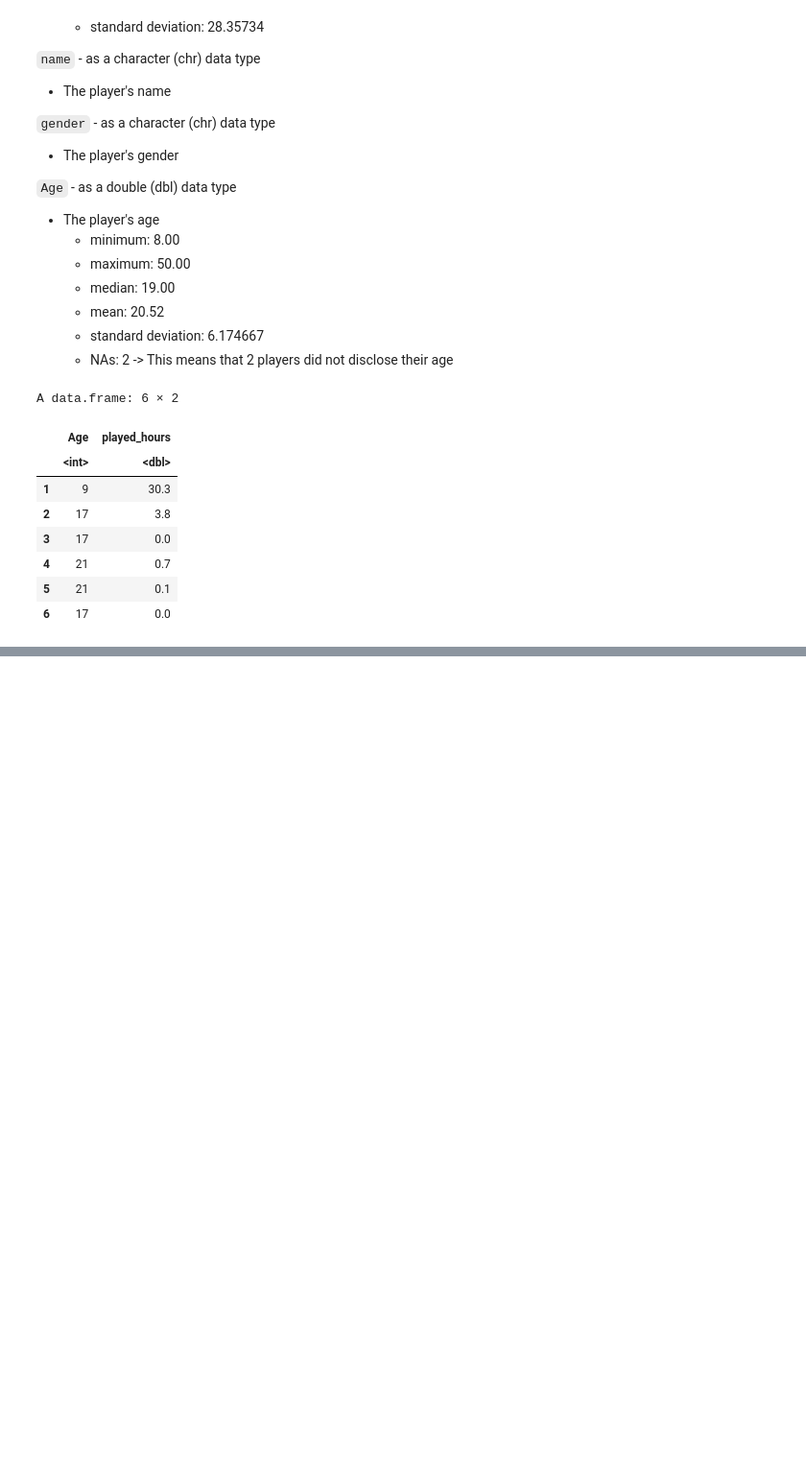
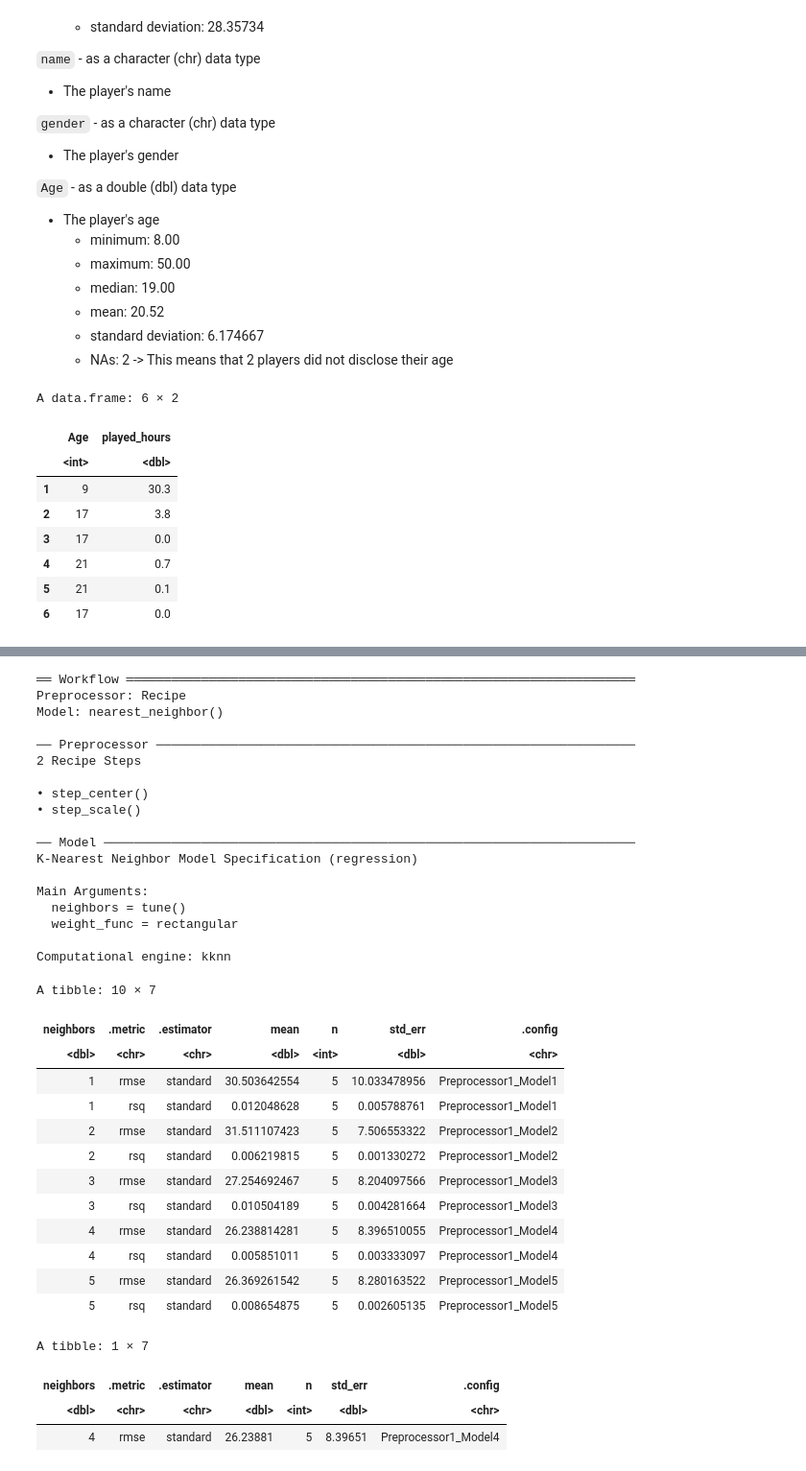
Before and after one commit to Alexis-Jang/Group7-DSCI100project, a Jupyter notebook: Actual Project.ipynb, the cells around one changed output, grey strips where cells are left out. Shown at 96% size. Cells and saved outputs as stored; diff of their text form; code cells hidden in the pictures; blank space fills up the shorter version.

```diff
--- a/Actual Project.ipynb
+++ b/Actual Project.ipynb
@@ -141,0 +154,6 @@ Warning message:
+# %%
+set.seed(123)
+age_recipe <- recipe(played_hours ~ Age, data = players_training)|>
+    step_center(Age)|>
+    step_scale(Age)
+age_recipe
@@ -141,0 +179,6 @@ Warning message:
+# %%
+set.seed(123)
+age_model <- nearest_neighbor(weight_func = 'rectangular', neighbors = tune())|>
+    set_engine('kknn')|>
+    set_mode('regression')
+age_model
@@ -141,0 +193,65 @@ Warning message:
+# %%
+set.seed(123)
+age_vfold <- vfold_cv(players_training, v = 5, strata = played_hours)
+age_grid <- tibble(neighbors = c(1, 2, 3, 4, 5))
+
+age_w <- workflow()|>
+    add_recipe(age_recipe)|>
+    add_model(age_model)
+age_w
+
+age_workflow <- age_w |>
+    tune_grid(resamples = age_vfold, grid = age_grid) |>
+    collect_metrics()
+age_workflow
+
+age_trained <- age_workflow|>
+    filter(.metric == "rmse")|>
+    filter(mean == min(mean))
+age_trained
+
+age_spec <- nearest_neighbor(weight_func = 'rectangular', neighbors = 4)|>
+    set_engine('kknn')|>
+    set_mode('regression')
+
+age_fit <- workflow()|>
+    add_recipe(age_recipe)|>
+    add_model(age_spec)|>
+    fit(data = players_training)
+age_fit
+# %% [output]
+══ Workflow ════════════════════════════════════════════════════════════════════
+Preprocessor: Recipe
+Model: nearest_neighbor()
+
+── Preprocessor ────────────────────────────────────────────────────────────────
+2 Recipe Steps
+
+• step_center()
+• step_scale()
+
+── Model ───────────────────────────────────────────────────────────────────────
+K-Nearest Neighbor Model Specification (regression)
+
+Main Arguments:
+  neighbors = tune()
+  weight_func = rectangular
+
+Computational engine: kknn
+A tibble: 10 × 7
+| neighbors | .metric | .estimator | mean | n | std_err | .config |
+| <dbl> | <chr> | <chr> | <dbl> | <int> | <dbl> | <chr> |
+| 1 | rmse | standard | 30.503642554 | 5 | 10.033478956 | Preprocessor1_Model1 |
+| 1 | rsq | standard | 0.012048628 | 5 | 0.005788761 | Preprocessor1_Model1 |
+| 2 | rmse | standard | 31.511107423 | 5 | 7.506553322 | Preprocessor1_Model2 |
+| 2 | rsq | standard | 0.006219815 | 5 | 0.001330272 | Preprocessor1_Model2 |
+| 3 | rmse | standard | 27.254692467 | 5 | 8.204097566 | Preprocessor1_Model3 |
+| 3 | rsq | standard | 0.010504189 | 5 | 0.004281664 | Preprocessor1_Model3 |
+| 4 | rmse | standard | 26.238814281 | 5 | 8.396510055 | Preprocessor1_Model4 |
+| 4 | rsq | standard | 0.005851011 | 5 | 0.003333097 | Preprocessor1_Model4 |
+| 5 | rmse | standard | 26.369261542 | 5 | 8.280163522 | Preprocessor1_Model5 |
+| 5 | rsq | standard | 0.008654875 | 5 | 0.002605135 | Preprocessor1_Model5 |
+A tibble: 1 × 7
+| neighbors | .metric | .estimator | mean | n | std_err | .config |
+| <dbl> | <chr> | <chr> | <dbl> | <int> | <dbl> | <chr> |
+| 4 | rmse | standard | 26.23881 | 5 | 8.39651 | Preprocessor1_Model4 |
```
Also changed, not shown: parts of 11 cells of this notebook.
